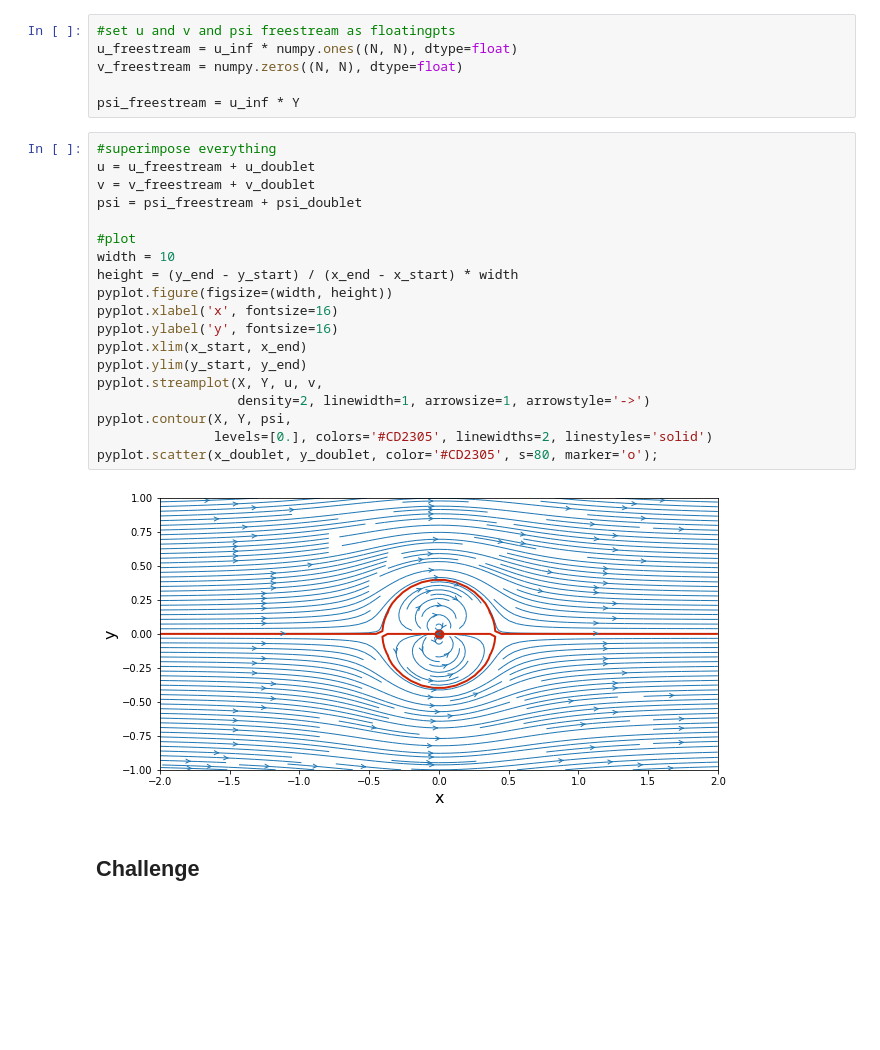
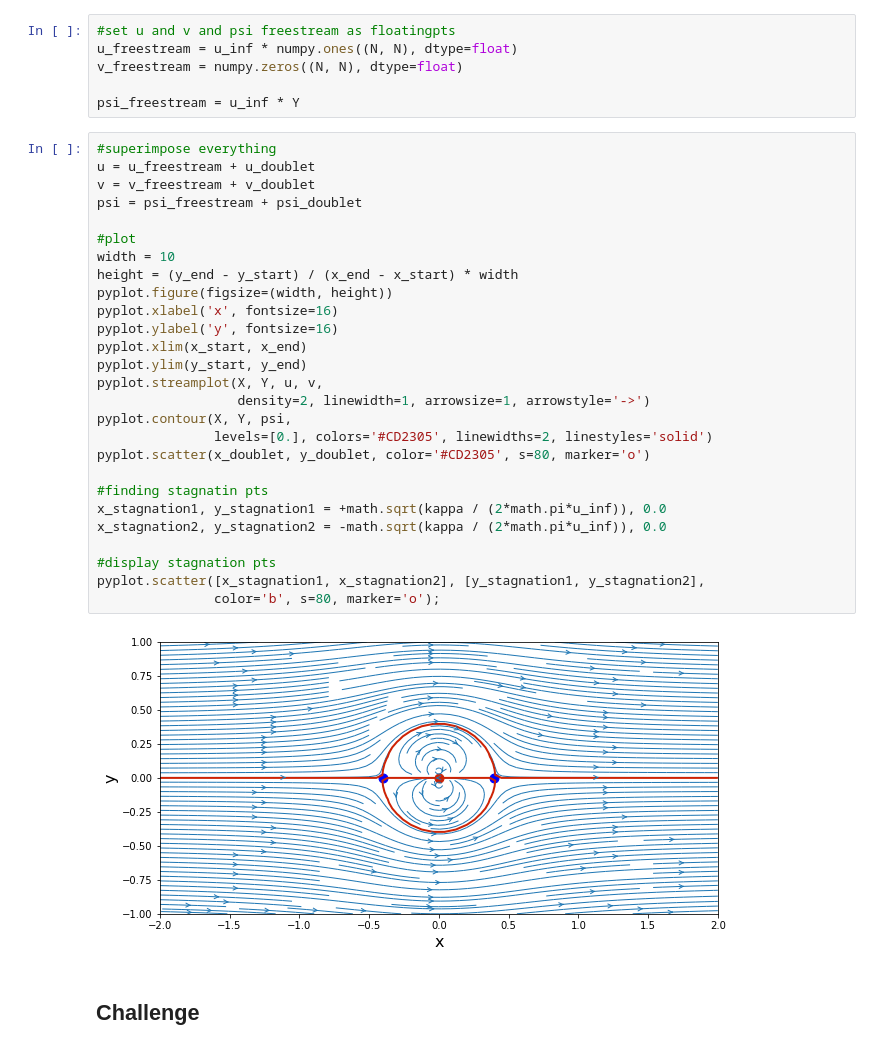
Before and after one commit to asabbagha/MAE6226, a Jupyter notebook: Lesson3(Doublet).ipynb, the cells around one changed output. Drawn from its saved outputs; the diff is of its cells as text; blank space fills up the shorter version.

```diff
--- a/Lesson3(Doublet).ipynb
+++ b/Lesson3(Doublet).ipynb
@@ -63,24 +63,32 @@ psi_freestream = u_inf * Y
 # %%
 #superimpose everything
 u = u_freestream + u_doublet
 v = v_freestream + v_doublet
 psi = psi_freestream + psi_doublet
 
 #plot
 width = 10
 height = (y_end - y_start) / (x_end - x_start) * width
 pyplot.figure(figsize=(width, height))
 pyplot.xlabel('x', fontsize=16)
 pyplot.ylabel('y', fontsize=16)
 pyplot.xlim(x_start, x_end)
 pyplot.ylim(y_start, y_end)
 pyplot.streamplot(X, Y, u, v,
                   density=2, linewidth=1, arrowsize=1, arrowstyle='->')
 pyplot.contour(X, Y, psi,
                levels=[0.], colors='#CD2305', linewidths=2, linestyles='solid')
-pyplot.scatter(x_doublet, y_doublet, color='#CD2305', s=80, marker='o');
+pyplot.scatter(x_doublet, y_doublet, color='#CD2305', s=80, marker='o')
+
+#finding stagnatin pts
+x_stagnation1, y_stagnation1 = +math.sqrt(kappa / (2*math.pi*u_inf)), 0.0
+x_stagnation2, y_stagnation2 = -math.sqrt(kappa / (2*math.pi*u_inf)), 0.0
+
+#display stagnation pts
+pyplot.scatter([x_stagnation1, x_stagnation2], [y_stagnation1, y_stagnation2],
+               color='b', s=80, marker='o');
 # %% [output]
-[figure, old version]
+[figure, new version]
 # %% [markdown]
 ## Challenge
 # %%
```
Also changed, not shown: parts of 1 cell of this notebook, 5 other files.
